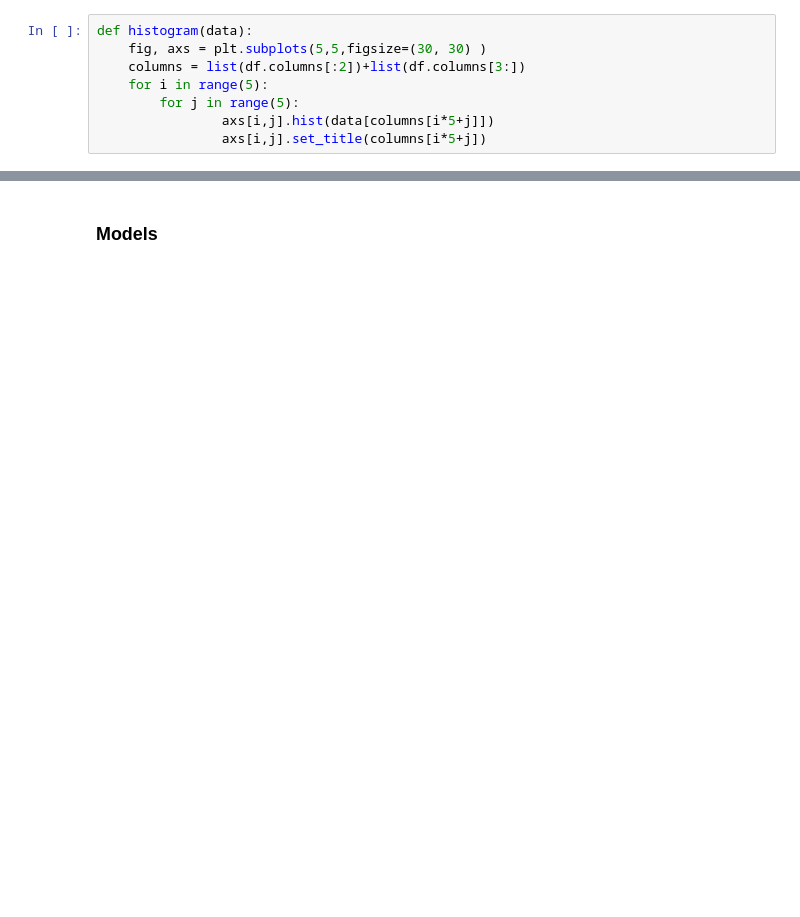
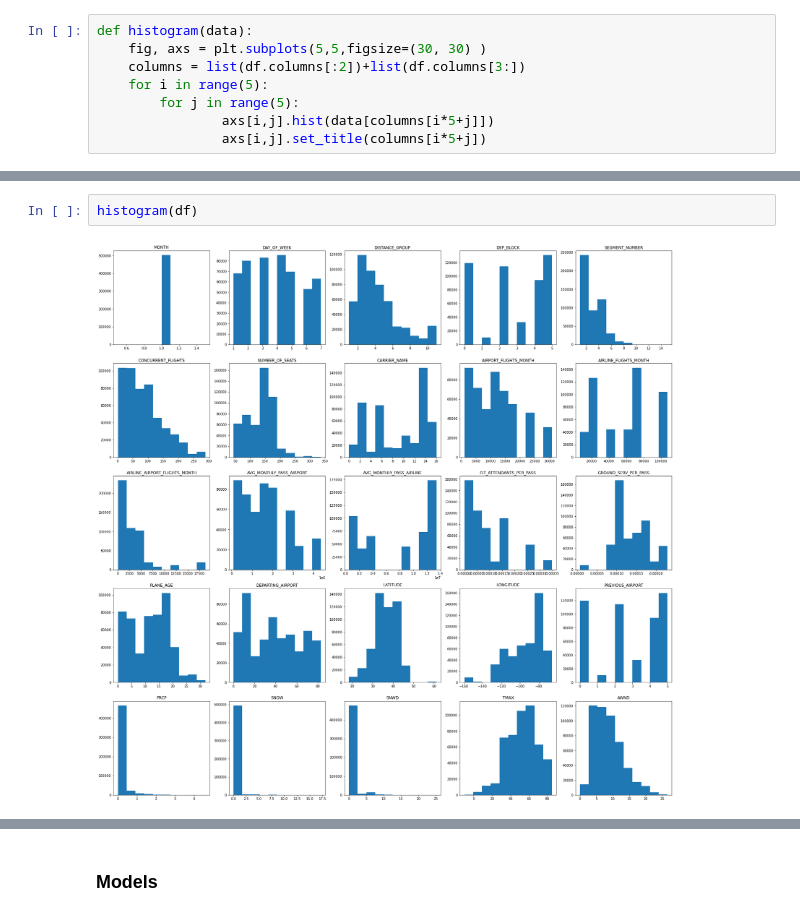
Before and after one commit to mammadov7/Large-Dataset-Mining, a Jupyter notebook: project.ipynb, the cells around one changed output, grey strips where cells are left out. Cells and saved outputs as stored; diff of their text form; blank space fills up the shorter version.

```diff
--- a/project.ipynb
+++ b/project.ipynb
@@ -65,0 +65,4 @@ scale(df,cols)
+# %%
+histogram(df)
+# %% [output]
+[figure, added]
```
Also changed, not shown: parts of 14 cells of this notebook.
